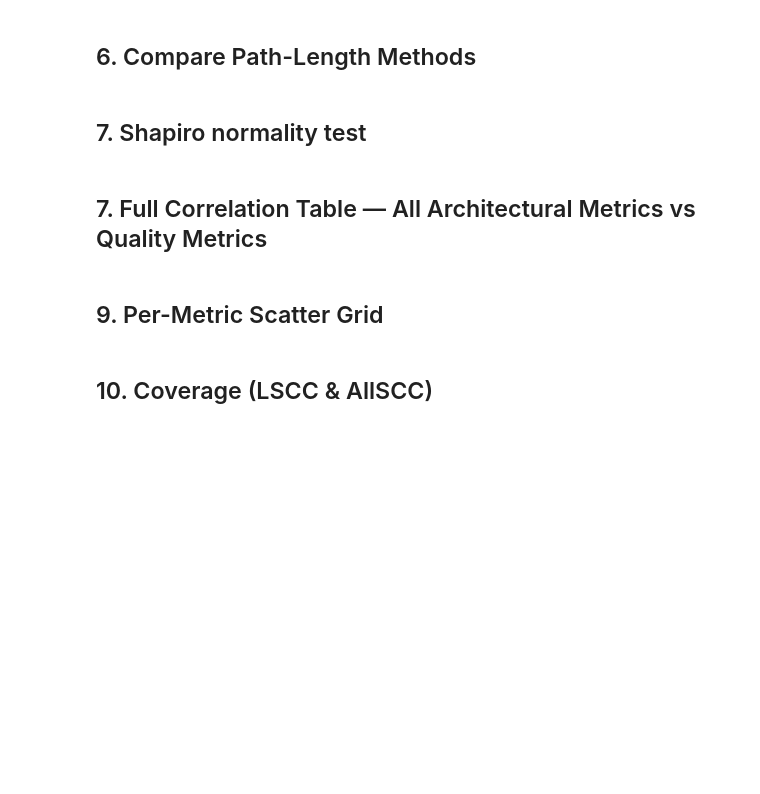
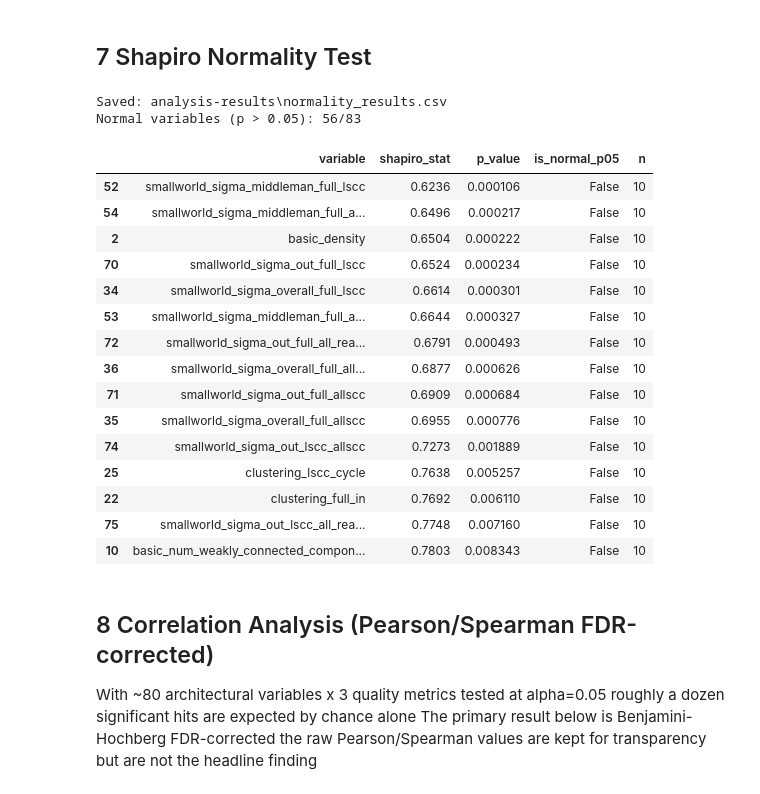
Before and after one commit to MauroZorzin/small-world-property, a Jupyter notebook: analyse.ipynb, the cells around one changed output. Drawn from its saved outputs; the diff is of its cells as text; code cells hidden in the pictures; blank space fills up the shorter version.

```diff
--- a/analyse.ipynb
+++ b/analyse.ipynb
@@ -54,13 +88,13 @@ fag_dfs = {name: pd.read_csv(path) for name, path in fag_paths.items()}
 
 print('Data loaded')
 print('New FAG columns:', fag_dfs['activemq'].columns.tolist())
-print('\nRandom samples backing each project (re-run process-dot-files-modular.bat to add more):')
+print('\nRandom samples backing each project (re-run process-dot-files-modular.bat to add more)')
 for name, df in fag_dfs.items():
     n = df['smallworld_num_random_samples'].iloc[0] if 'smallworld_num_random_samples' in df.columns else 'n/a'
     print(f'  {name}: {n}')
 
-# Sanity check: issue with anti-pattern-cost.xlsx
+# Sanity check on the anti-pattern-cost xlsx workaround
 for name, df in dv8_dfs.items():
     if '%Files' in df.columns and df['%Files'].notna().any():
-        print(f"Note: {name}'s anti-pattern-cost.xlsx has non-NaN '%Files' values "
-              f"— the recomputation in process_dv8() is overriding perfectly good data.")
+        print(f"Note {name}'s anti-pattern-cost.xlsx has non-NaN '%Files' values "
+              f"so the recomputation in process_dv8() is overriding perfectly good data")
@@ -126,30 +139,22 @@ BASE_COLS = [
     'in_degree_median', 'out_degree_median',
     'smallworld_num_random_samples'
 ]
-
 CLUSTER_PREFIXES = ['clustering_full_', 'clustering_lscc_', 'clustering_allscc_']
-CLUSTER_TYPES = ['overall', 'cycle', 'middleman', 'in', 'out']
-SIGMA_TYPES = ['overall', 'cycle', 'middleman', 'in', 'out']
-SIGMA_SCOPES = [
-    'full_lscc', 'full_allscc', 'full_all_reachable',
-    'lscc_lscc', 'lscc_allscc', 'lscc_all_reachable',
-    'allscc_lscc', 'allscc_allscc', 'allscc_all_reachable'
-]
 
 
 def extract_arch_cols(df):
     cols = [c for c in BASE_COLS if c in df.columns]
     for prefix in CLUSTER_PREFIXES:
-        for t in CLUSTER_TYPES:
+        for t in C_KEYS:
             col = prefix + t
             if col in df.columns:
                 cols.append(col)
-    for t in SIGMA_TYPES:
+    for t in C_KEYS:
         for scope in SIGMA_SCOPES:
             col = f'smallworld_sigma_{t}_{scope}'
             if col in df.columns:
                 cols.append(col)
-    for t in SIGMA_TYPES:
+    for t in C_KEYS:
         for scope in SIGMA_SCOPES:
             col = f'smallworld_{t}_{scope}'
             if col in df.columns:
@@ -164,11 +169,6 @@ for name, df in fag_dfs.items():
     all_fag_rows.append(temp)
 
 df_fag_summary = pd.concat(all_fag_rows, ignore_index=True)
+save_table(df_fag_summary, 'fag_pipeline_summary.csv')
 print('Shape:', df_fag_summary.shape)
 df_fag_summary.head()
-
-try:
-    df_fag_summary.to_csv(OUTPUT_DIR / 'fag_pipeline_summary.csv', index=False)
-    print('Saved:', OUTPUT_DIR / 'fag_pipeline_summary.csv')
-except Exception as e:
-    print('Could not save fag_pipeline_summary.csv:', e)
@@ -286,2 +326,0 @@ else:
-# %% [markdown]
-## 6. Compare Path-Length Methods
@@ -336,5 +327,5 @@ plt.show()
 # %% [markdown]
-## 7. Shapiro normality test
+## 7 Shapiro Normality Test
 # %%
 BASE_NUMERIC = [
     'basic_num_nodes', 'basic_num_edges', 'basic_density',
@@ -347,54 +338,71 @@ BASE_NUMERIC = [
     'scc_lscc_node_pct', 'scc_allscc_node_pct', 'scc_allscc_edge_pct',
     'in_degree_median', 'out_degree_median'
 ]
-CLUSTER_PREFIXES = ['clustering_full_', 'clustering_lscc_', 'clustering_allscc_']
-CLUSTER_TYPES = ['overall', 'cycle', 'middleman', 'in', 'out']
-SIGMA_TYPES = ['overall', 'cycle', 'middleman', 'in', 'out']
-SIGMA_SCOPES = [
-    'full_lscc', 'full_allscc', 'full_all_reachable',
-    'lscc_lscc', 'lscc_allscc', 'lscc_all_reachable',
-    'allscc_lscc', 'allscc_allscc', 'allscc_all_reachable'
-]
 
 def get_arch_numeric(df):
     cols = [c for c in BASE_NUMERIC if c in df.columns]
     for prefix in CLUSTER_PREFIXES:
-        for t in CLUSTER_TYPES:
+        for t in C_KEYS:
             col = prefix + t
             if col in df.columns:
                 cols.append(col)
-    for t in SIGMA_TYPES:
+    for t in C_KEYS:
         for scope in SIGMA_SCOPES:
             col = f'smallworld_sigma_{t}_{scope}'
             if col in df.columns:
                 cols.append(col)
     return cols
 
 ARCH_NUMERIC = get_arch_numeric(df_final)
 normality_rows = []
 for col in ARCH_NUMERIC + QUALITY_COLS:
     if col not in df_final.columns:
         continue
     values = df_final[col].dropna()
     if len(values) < 3:
         continue
     sample = values if len(values) <= 5000 else values.sample(5000, random_state=42)
     try:
         stat, p = shapiro(sample)
     except Exception:
         continue
     normality_rows.append({
         'variable': col,
         'shapiro_stat': round(stat, 4),
         'p_value': round(p, 6),
         'is_normal_p05': p > 0.05,
         'n': len(values)
     })
 df_normality = pd.DataFrame(normality_rows)
-df_normality.to_csv(OUTPUT_DIR / 'normality_results.csv', index=False)
+save_table(df_normality, 'normality_results.csv')
 normal_count = df_normality['is_normal_p05'].sum()
 total_count = len(df_normality)
 print(f'Normal variables (p > 0.05): {normal_count}/{total_count}')
-display(df_normality.sort_values('p_value'))
+df_normality.sort_values('p_value').head(15)
+# %% [output]
+Saved: analysis-results\normality_results.csv
+Normal variables (p > 0.05): 56/83
+|  | variable | shapiro_stat | p_value | is_normal_p05 | n |
+| 52 | smallworld_sigma_middleman_full_lscc | 0.6236 | 0.000106 | False | 10 |
+| 54 | smallworld_sigma_middleman_full_a... | 0.6496 | 0.000217 | False | 10 |
+| 2 | basic_density | 0.6504 | 0.000222 | False | 10 |
+| 70 | smallworld_sigma_out_full_lscc | 0.6524 | 0.000234 | False | 10 |
+| 34 | smallworld_sigma_overall_full_lscc | 0.6614 | 0.000301 | False | 10 |
+| 53 | smallworld_sigma_middleman_full_a... | 0.6644 | 0.000327 | False | 10 |
+| 72 | smallworld_sigma_out_full_all_rea... | 0.6791 | 0.000493 | False | 10 |
+| 36 | smallworld_sigma_overall_full_all... | 0.6877 | 0.000626 | False | 10 |
+| 71 | smallworld_sigma_out_full_allscc | 0.6909 | 0.000684 | False | 10 |
+| 35 | smallworld_sigma_overall_full_allscc | 0.6955 | 0.000776 | False | 10 |
+| 74 | smallworld_sigma_out_lscc_allscc | 0.7273 | 0.001889 | False | 10 |
+| 25 | clustering_lscc_cycle | 0.7638 | 0.005257 | False | 10 |
+| 22 | clustering_full_in | 0.7692 | 0.006110 | False | 10 |
+| 75 | smallworld_sigma_out_lscc_all_rea... | 0.7748 | 0.007160 | False | 10 |
+| 10 | basic_num_weakly_connected_compon... | 0.7803 | 0.008343 | False | 10 |
 # %% [markdown]
-## 7. Full Correlation Table — All Architectural Metrics vs Quality Metrics
+## 8 Correlation Analysis (Pearson/Spearman FDR-corrected)
+
+With ~80 architectural variables x 3 quality metrics tested at alpha=0.05
+roughly a dozen significant hits are expected by chance alone
+The primary result below is Benjamini-Hochberg FDR-corrected
+the raw Pearson/Spearman values are kept for transparency
+but are not the headline finding
@@ -460,2 +408,0 @@ display(Markdown(f'### Spearman Significant (p < 0.05) — {len(sig_s)} found\n\
-# %% [markdown]
-## 9. Per-Metric Scatter Grid
@@ -527,2 +408,0 @@ print('All scatter plots saved to', corr_dir)
-# %% [markdown]
-## 10. Coverage (LSCC & AllSCC)
```
Also changed, not shown: parts of 31 cells of this notebook, 8 other files.
